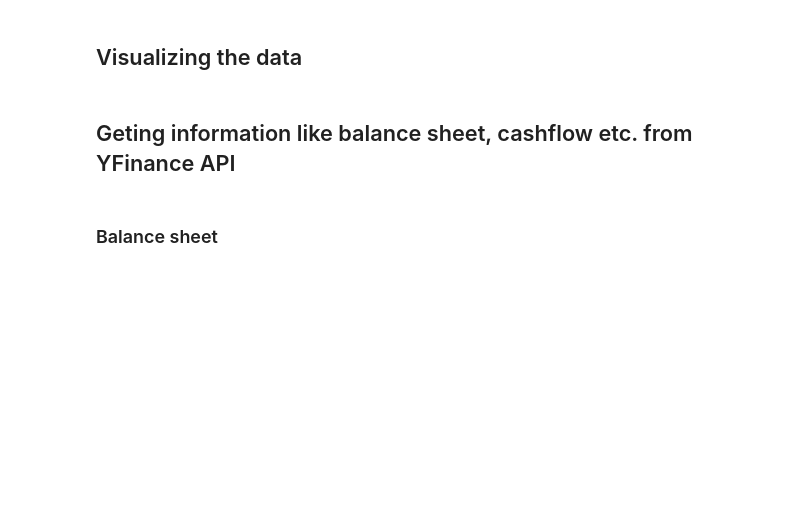
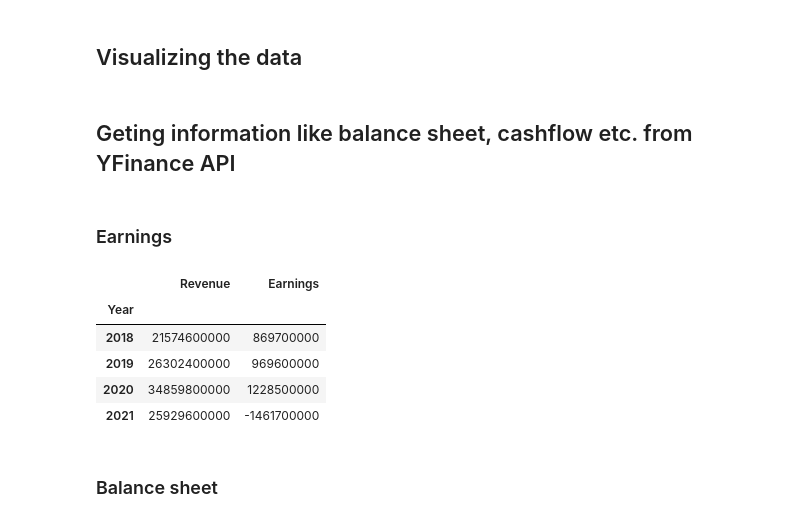
Before and after one commit to thisisindrajit/Portfolio-optimization-using-Deep-Learning-and-statistics, a Jupyter notebook: code.ipynb, the cells around one changed output. Drawn from its saved outputs; the diff is of its cells as text; code cells hidden in the pictures; blank space fills up the shorter version.

```diff
--- a/code.ipynb
+++ b/code.ipynb
@@ -206,6 +220,17 @@ infodf0
 df.plot(label = tickers, figsize = (15,7))
 # %% [markdown]
 ## Geting information like balance sheet, cashflow etc. from YFinance API
+# %% [markdown]
+### Earnings
+# %%
+extra_info_tickers.tickers[tickers[8]].earnings
+# %% [output]
+|  | Revenue | Earnings |
+| Year |  |  |
+| 2018 | 21574600000 | 869700000 |
+| 2019 | 26302400000 | 969600000 |
+| 2020 | 34859800000 | 1228500000 |
+| 2021 | 25929600000 | -1461700000 |
 # %% [markdown]
 ### Balance sheet
 # %%
```
Also changed, not shown: parts of 17 cells of this notebook.
